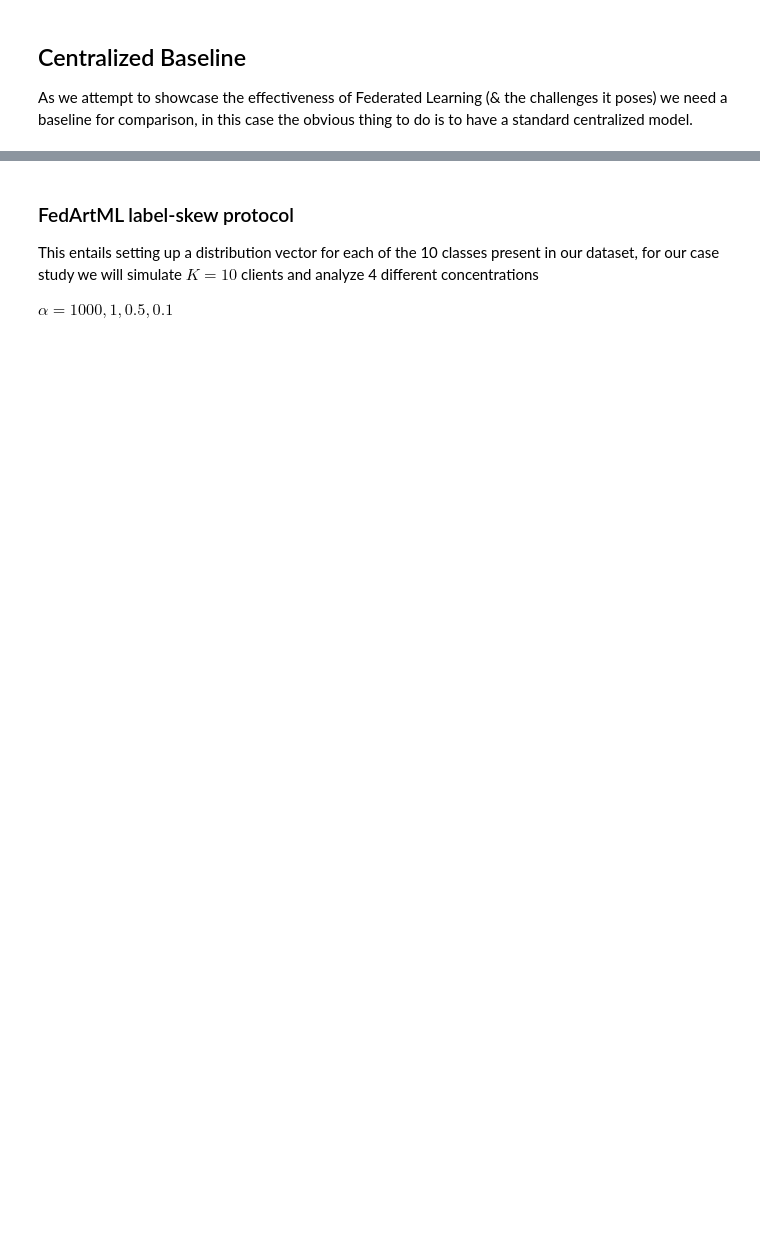
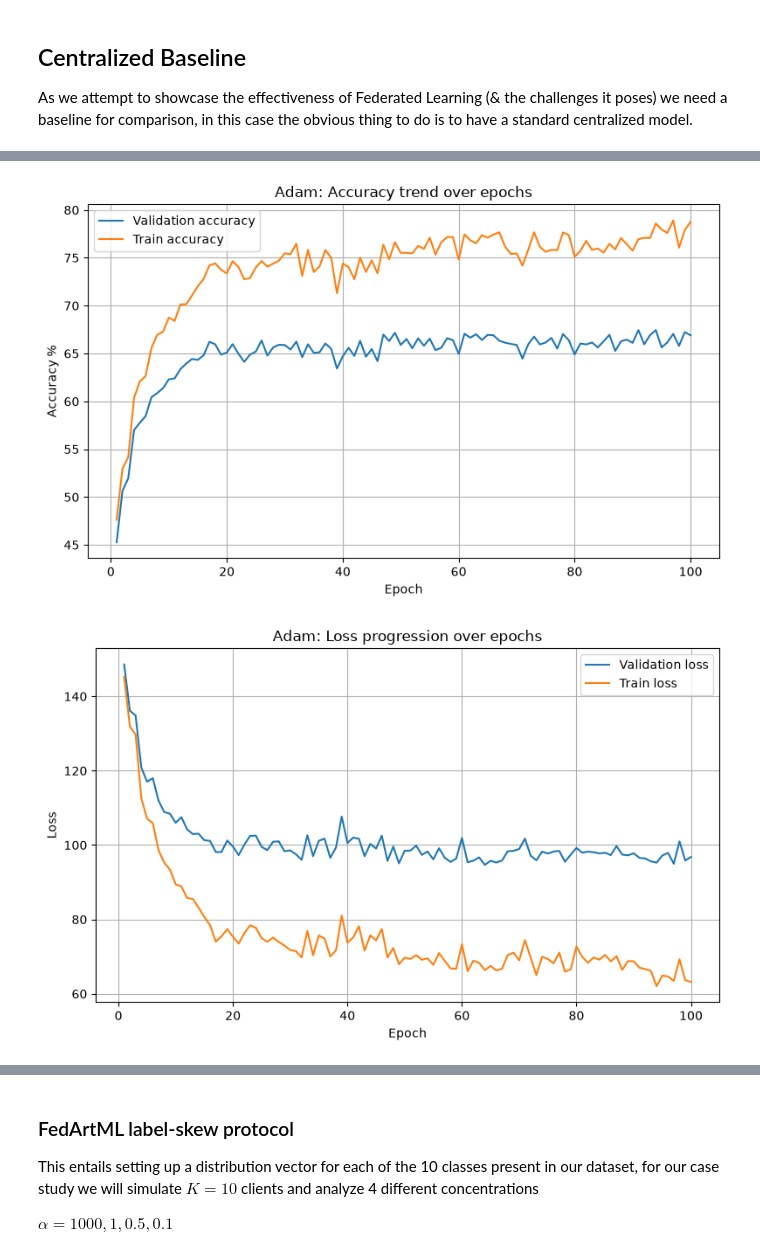
Before and after one commit to lautaorsi/Federated-Learning, a Jupyter notebook: project.ipynb, the cells around one changed output, grey strips where cells are left out. Saved outputs shown, nothing was run; the diff lists cells and outputs as text; code cells hidden in the pictures; blank space fills up the shorter version.

```diff
--- a/project.ipynb
+++ b/project.ipynb
@@ -201,0 +292,80 @@ Sequential(
+# %%
+epochs = 100
+
+train_dataloader = DataLoader(train_data, batch_size=32, shuffle=True)
+val_dataloader = DataLoader(val_data, batch_size=32, shuffle=True)
+# %%
+Adam_model = copy.deepcopy(initial_model)
+Adam_optimizer = torch.optim.Adam(Adam_model.parameters())
+Adam_train_metrics, Adam_val_metrics = run_model(Adam_model, Adam_optimizer, epochs=epochs, train_dataloader=train_dataloader, val_dataloader=val_dataloader)
+# %%
+SGD_model = copy.deepcopy(initial_model)
+SGD_optimizer = torch.optim.SGD(SGD_model.parameters(), momentum=0.9)
+SGD_train_metrics, SGD_val_metrics = run_model(SGD_model, SGD_optimizer, epochs=epochs, train_dataloader=train_dataloader, val_dataloader=val_dataloader)
+# %%
+import matplotlib.pyplot as plt
+
+# --- Adam metrics ---
+Adam_val_acc = [acc * 100 for (acc, _) in Adam_val_metrics]
+Adam_val_loss = [loss * 100 for (_, loss) in Adam_val_metrics]
+Adam_train_acc = [acc * 100 for (acc, _) in Adam_train_metrics]
+Adam_train_loss = [loss * 100 for (_, loss) in Adam_train_metrics]
+
+# --- Second optimizer metrics (replace X with e.g. SGD) ---
+X_val_acc = [acc * 100 for (acc, _) in SGD_val_metrics]
+X_val_loss = [loss * 100 for (_, loss) in SGD_val_metrics]
+X_train_acc = [acc * 100 for (acc, _) in SGD_train_metrics]
+X_train_loss = [loss * 100 for (_, loss) in SGD_train_metrics]
+
+epoch_range = range(1, 101)
+
+# --- Adam: Accuracy ---
+plt.figure(figsize=(8, 5))
+plt.plot(epoch_range, Adam_val_acc, label='Validation accuracy')
+plt.plot(epoch_range, Adam_train_acc, label='Train accuracy')
+plt.xlabel('Epoch')
+plt.ylabel('Accuracy %')
+plt.title('Adam: Accuracy trend over epochs')
+plt.grid(True)
+plt.legend()
+plt.tight_layout()
+plt.show()
+
+# --- Adam: Loss ---
+plt.figure(figsize=(8, 5))
+plt.plot(epoch_range, Adam_val_loss, label='Validation loss')
+plt.plot(epoch_range, Adam_train_loss, label='Train loss')
+plt.xlabel('Epoch')
+plt.ylabel('Loss')
+plt.title('Adam: Loss progression over epochs')
+plt.grid(True)
+plt.legend()
+plt.tight_layout()
+plt.show()
+
+# --- X: Accuracy ---
+plt.figure(figsize=(8, 5))
+plt.plot(epoch_range, X_val_acc, label='Validation accuracy')
+plt.plot(epoch_range, X_train_acc, label='Train accuracy')
+plt.xlabel('Epoch')
+plt.ylabel('Accuracy %')
+plt.title('X: Accuracy trend over epochs')
+plt.grid(True)
+plt.legend()
+plt.tight_layout()
+plt.show()
+
+# --- X: Loss ---
+plt.figure(figsize=(8, 5))
+plt.plot(epoch_range, X_val_loss, label='Validation loss')
+plt.plot(epoch_range, X_train_loss, label='Train loss')
+plt.xlabel('Epoch')
+plt.ylabel('Loss')
+plt.title('X: Loss progression over epochs')
+plt.grid(True)
+plt.legend()
+plt.tight_layout()
+plt.show()
+# %% [output]
+[figure, added]
+[figure, added]
```
Also changed, not shown: parts of 17 cells of this notebook, 1 other file.
